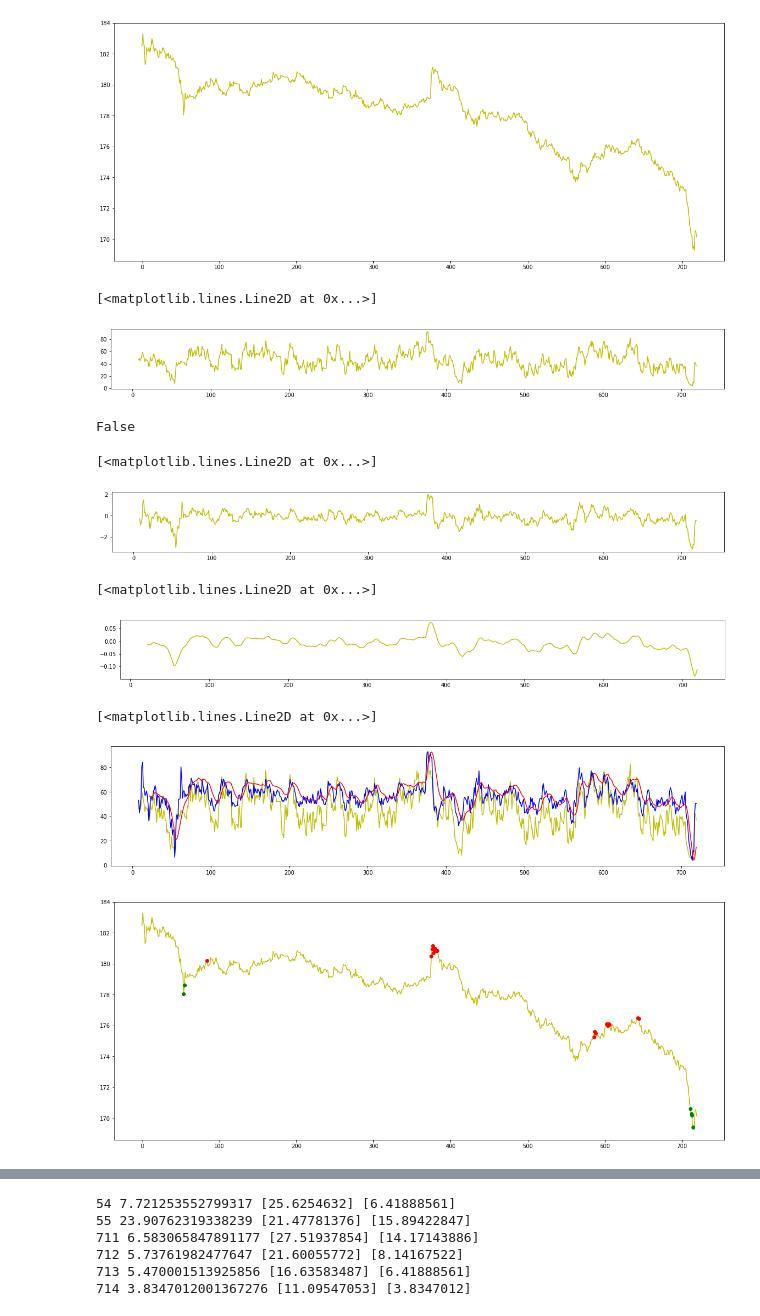
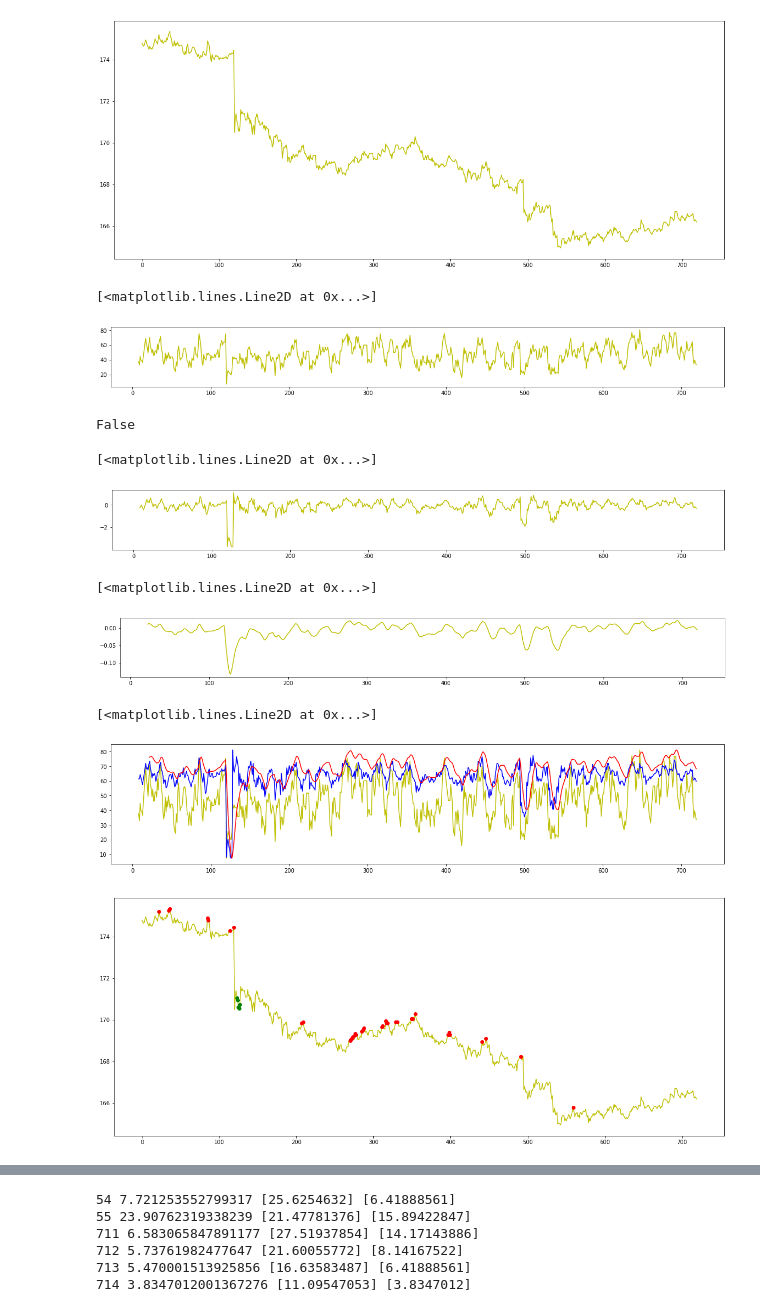
Before and after one commit to AmaldevTA/stock_entry, a Jupyter notebook: triple_momentum.ipynb, the cells around one changed output, grey strips where cells are left out. Saved outputs shown, nothing was run; the diff lists cells and outputs as text; code cells hidden in the pictures.

```diff
--- a/triple_momentum.ipynb
+++ b/triple_momentum.ipynb
@@ -11,7 +11,7 @@ input_data = 'data01/SBI_4_5_2021_4_5_2020.csv'
 # %%
 stockData = pd.Series([],dtype='float64')
 original_data = pd.read_csv(input_data)
-ticker_list = original_data.iloc[(720*0):(720*1), 3].values.tolist()
+ticker_list = original_data.iloc[(720*4):(720*5), 3].values.tolist()
 ticker = np.asarray(ticker_list, dtype='float64')
 # %%
 plt.figure(figsize=(20, 8))
@@ -19,13 +19,13 @@ plt.plot(ticker, c='y')
 mom = talib.MOM(ticker, timeperiod=8)
 rsi = talib.RSI(ticker, timeperiod=8)
 # %% [output]
-[figure, old version]
+[figure, new version]
 # %%
 plt.figure(figsize=(20,2))
 plt.plot(rsi, c='y')
 # %% [output]
 [<matplotlib.lines.Line2D at 0x...>]
-[figure, old version]
+[figure, new version]
 # %%
 any(rsi[-5:] > 56)
 # %% [output]
@@ -35,14 +35,14 @@ plt.figure(figsize=(20,2))
 plt.plot(mom, c='y')
 # %% [output]
 [<matplotlib.lines.Line2D at 0x...>]
-[figure, old version]
+[figure, new version]
 # %%
 trix = talib.TRIX(ticker, timeperiod=8)
 plt.figure(figsize=(20,2))
 plt.plot(trix, c='y')
 # %% [output]
 [<matplotlib.lines.Line2D at 0x...>]
-[figure, old version]
+[figure, new version]
 # %%
 scaler = MinMaxScaler(feature_range=(np.nanmin(rsi),np.nanmax(rsi)))
 scaled_mom = scaler.fit_transform(mom.reshape(-1,1))
@@ -54,14 +54,14 @@ plt.plot(scaled_mom, c='b')
 plt.plot(scaled_trix, c='r')
 # %% [output]
 [<matplotlib.lines.Line2D at 0x...>]
-[figure, old version]
+[figure, new version]
 # %%
 plt.figure(figsize=(20, 8))
 plt.plot(ticker, c='y')
-for i in range(0, 715):
+for i in range(0, 600):
     if rsi[i] <= 35 and scaled_trix[i] <=30 and scaled_mom[i] <= 45:
         plt.plot(i, ticker[i], c='g', marker='o')
     if rsi[i] >= 65 and scaled_trix[i] >= 70 and scaled_mom[i] >=55:
         plt.plot(i, ticker[i], c='r', marker='o')
 # %% [output]
-[figure, old version]
+[figure, new version]
```
Also changed, not shown: parts of 2 cells of this notebook, 4 other files.
